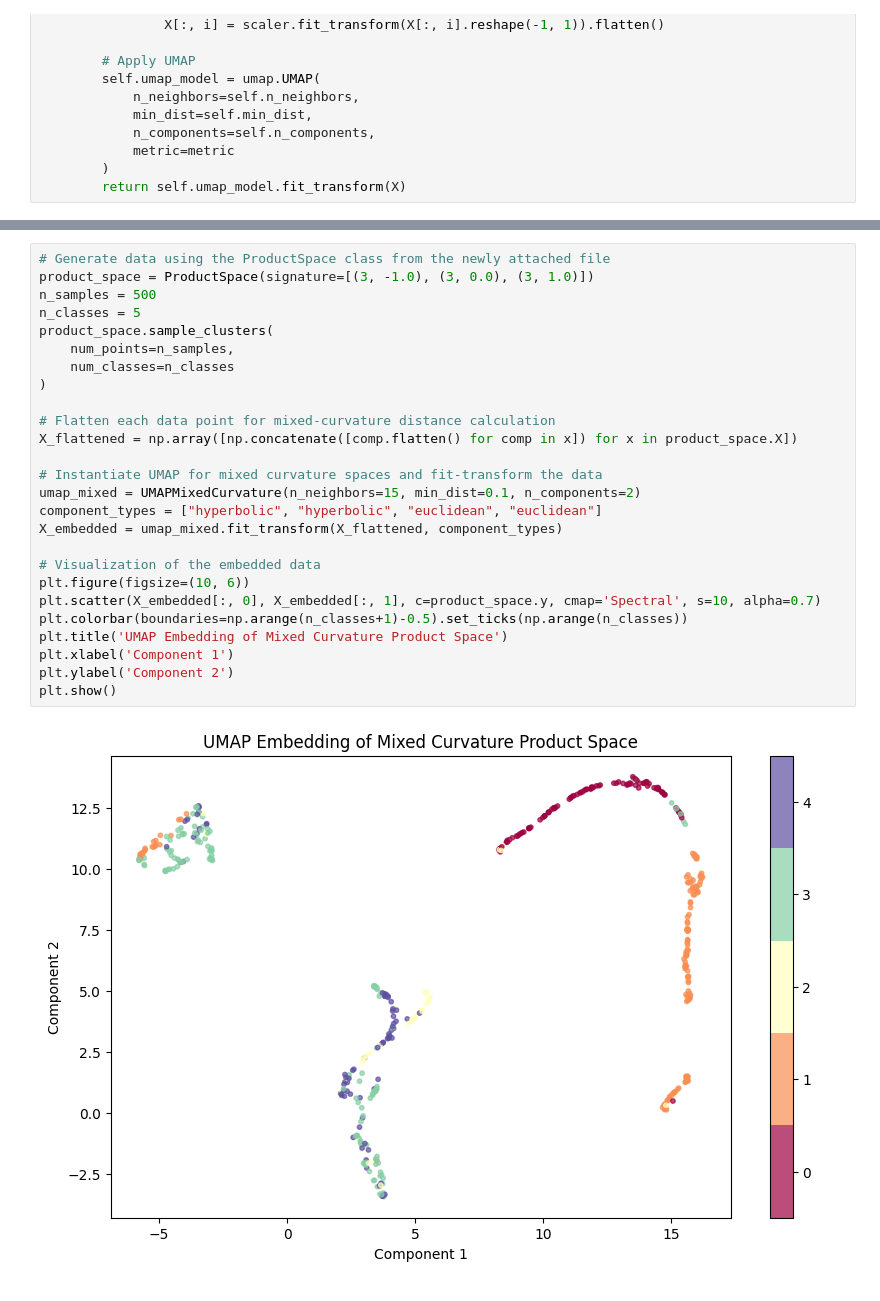
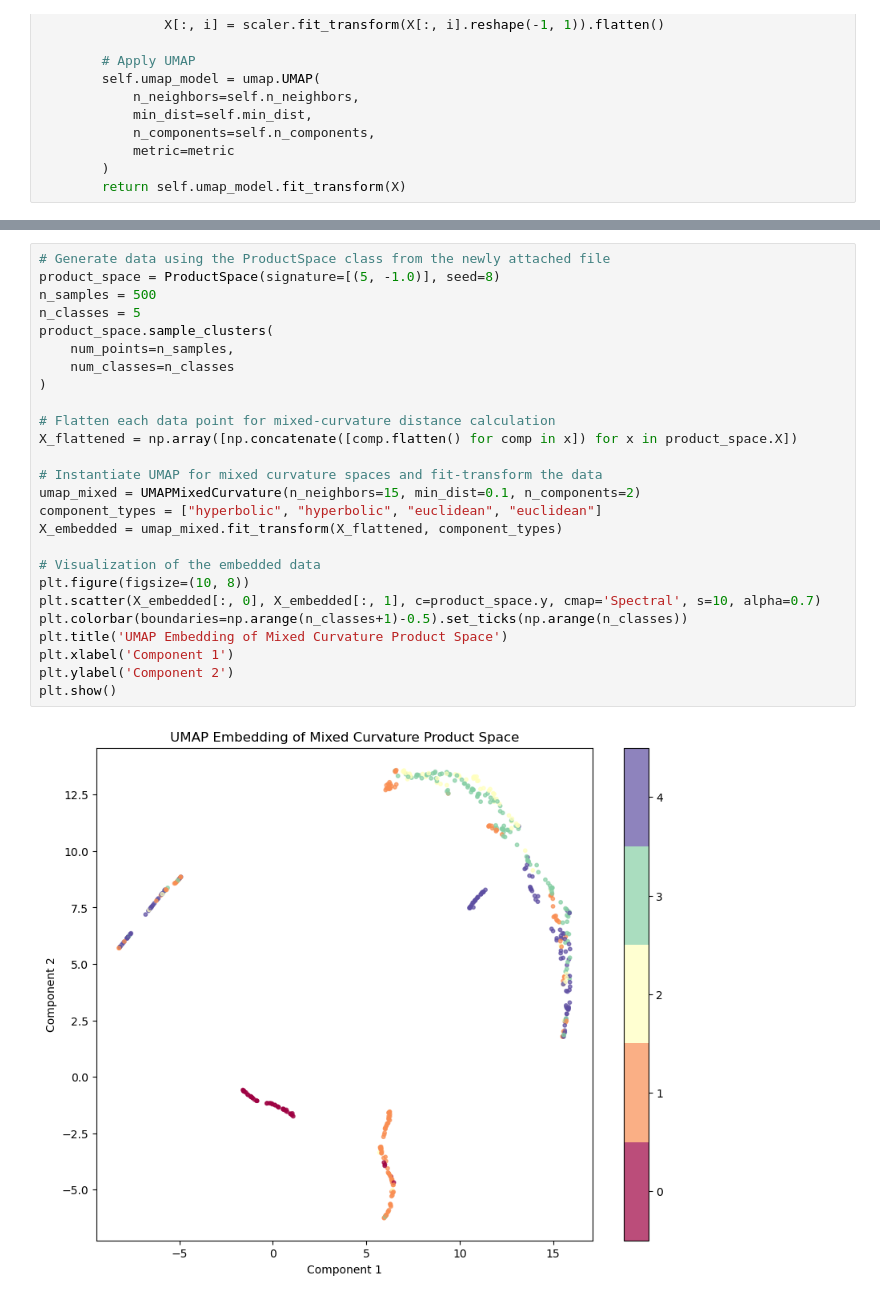
Before and after one commit to qc2321/PS-SNE, a Jupyter notebook: PS_UMAP.ipynb, the cells around one changed output, grey strips where cells are left out. Cells and saved outputs as stored; diff of their text form.

```diff
--- a/PS_UMAP.ipynb
+++ b/PS_UMAP.ipynb
@@ -65,28 +94,28 @@ class UMAPMixedCurvature:
 # %%
 # Generate data using the ProductSpace class from the newly attached file
-product_space = ProductSpace(signature=[(3, -1.0), (3, 0.0), (3, 1.0)])
+product_space = ProductSpace(signature=[(5, -1.0)], seed=8)
 n_samples = 500
 n_classes = 5
 product_space.sample_clusters(
     num_points=n_samples,
     num_classes=n_classes
 )
 
 # Flatten each data point for mixed-curvature distance calculation
 X_flattened = np.array([np.concatenate([comp.flatten() for comp in x]) for x in product_space.X])
 
 # Instantiate UMAP for mixed curvature spaces and fit-transform the data
 umap_mixed = UMAPMixedCurvature(n_neighbors=15, min_dist=0.1, n_components=2)
 component_types = ["hyperbolic", "hyperbolic", "euclidean", "euclidean"]
 X_embedded = umap_mixed.fit_transform(X_flattened, component_types)
 
 # Visualization of the embedded data
-plt.figure(figsize=(10, 6))
+plt.figure(figsize=(10, 8))
 plt.scatter(X_embedded[:, 0], X_embedded[:, 1], c=product_space.y, cmap='Spectral', s=10, alpha=0.7)
 plt.colorbar(boundaries=np.arange(n_classes+1)-0.5).set_ticks(np.arange(n_classes))
 plt.title('UMAP Embedding of Mixed Curvature Product Space')
 plt.xlabel('Component 1')
 plt.ylabel('Component 2')
 plt.show()
 # %% [output]
-[figure, old version]
+[figure, new version]
```
Also changed, not shown: parts of 2 cells of this notebook, 3 other files.
